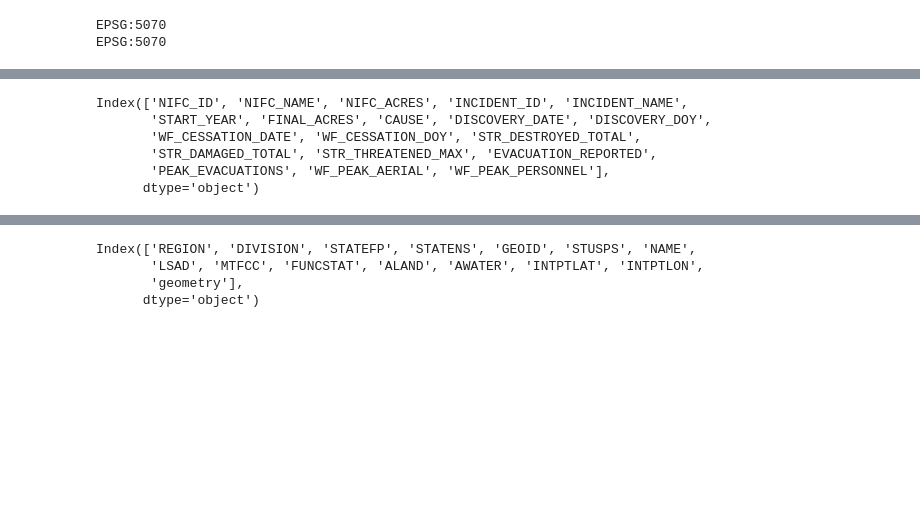
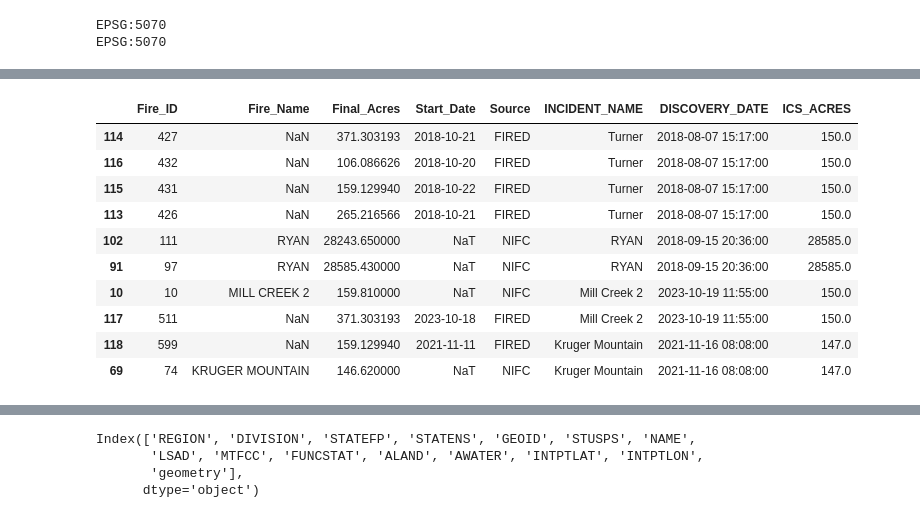
Before and after one commit to natshoff/aspen-fire-fork, a Jupyter notebook: Aim2/code/Python/01ics-geolocate.ipynb, the cells around one changed output, grey strips where cells are left out. Saved outputs shown, nothing was run; the diff lists cells and outputs as text; code cells hidden in the pictures; blank space fills up the shorter version.

```diff
--- a/Aim2/code/Python/01ics-geolocate.ipynb
+++ b/Aim2/code/Python/01ics-geolocate.ipynb
@@ -278,12 +265,23 @@ Index(['NIFC_ID', 'NIFC_NAME', 'NIFC_ACRES', 'INCIDENT_ID', 'INCIDENT_NAME',
       dtype='object')
-# %%
-# Drop the geometry column from the ICS data
-ics_nn_gdf_ = ics_nn_gdf.drop(columns=['FIRE_NAME_MATCH','na_l3name','geometry'])
-ics_nn_gdf_.columns
-# %% [output]
-Index(['NIFC_ID', 'NIFC_NAME', 'NIFC_ACRES', 'INCIDENT_ID', 'INCIDENT_NAME',
-       'START_YEAR', 'FINAL_ACRES', 'CAUSE', 'DISCOVERY_DATE', 'DISCOVERY_DOY',
-       'WF_CESSATION_DATE', 'WF_CESSATION_DOY', 'STR_DESTROYED_TOTAL',
-       'STR_DAMAGED_TOTAL', 'STR_THREATENED_MAX', 'EVACUATION_REPORTED',
-       'PEAK_EVACUATIONS', 'WF_PEAK_AERIAL', 'WF_PEAK_PERSONNEL'],
-      dtype='object')
+# %%
+# check for duplicates
+duplicates = ics_nn_gdf[ics_nn_gdf['INCIDENT_ID'].duplicated(keep=False)]
+duplicates.sort_values(by=['INCIDENT_NAME'], ascending=False, inplace=True)
+# ensure date format
+duplicates['Start_Date'] = pd.to_datetime(duplicates['Start_Date'], errors='coerce')
+duplicates['DISCOVERY_DATE'] = pd.to_datetime(duplicates['DISCOVERY_DATE'], errors='coerce')
+duplicates['Final_Acres'] = pd.to_numeric(duplicates['Final_Acres'], errors='coerce')
+duplicates['ICS_ACRES'] = pd.to_numeric(duplicates['ICS_ACRES'], errors='coerce')
+duplicates[['Fire_ID','Fire_Name','Final_Acres','Start_Date','Source','INCIDENT_NAME','DISCOVERY_DATE','ICS_ACRES']].head(len(duplicates))
+# %% [output]
+|  | Fire_ID | Fire_Name | Final_Acres | Start_Date | Source | INCIDENT_NAME | DISCOVERY_DATE | ICS_ACRES |
+| 114 | 427 | NaN | 371.303193 | 2018-10-21 | FIRED | Turner | 2018-08-07 15:17:00 | 150.0 |
+| 116 | 432 | NaN | 106.086626 | 2018-10-20 | FIRED | Turner | 2018-08-07 15:17:00 | 150.0 |
+| 115 | 431 | NaN | 159.129940 | 2018-10-22 | FIRED | Turner | 2018-08-07 15:17:00 | 150.0 |
+| 113 | 426 | NaN | 265.216566 | 2018-10-21 | FIRED | Turner | 2018-08-07 15:17:00 | 150.0 |
+| 102 | 111 | RYAN | 28243.650000 | NaT | NIFC | RYAN | 2018-09-15 20:36:00 | 28585.0 |
+| 91 | 97 | RYAN | 28585.430000 | NaT | NIFC | RYAN | 2018-09-15 20:36:00 | 28585.0 |
+| 10 | 10 | MILL CREEK 2 | 159.810000 | NaT | NIFC | Mill Creek 2 | 2023-10-19 11:55:00 | 150.0 |
+| 117 | 511 | NaN | 371.303193 | 2023-10-18 | FIRED | Mill Creek 2 | 2023-10-19 11:55:00 | 150.0 |
+| 118 | 599 | NaN | 159.129940 | 2021-11-11 | FIRED | Kruger Mountain | 2021-11-16 08:08:00 | 147.0 |
+| 69 | 74 | KRUGER MOUNTAIN | 146.620000 | NaT | NIFC | Kruger Mountain | 2021-11-16 08:08:00 | 147.0 |
```
Also changed, not shown: parts of 39 cells of this notebook, 12 other files.
